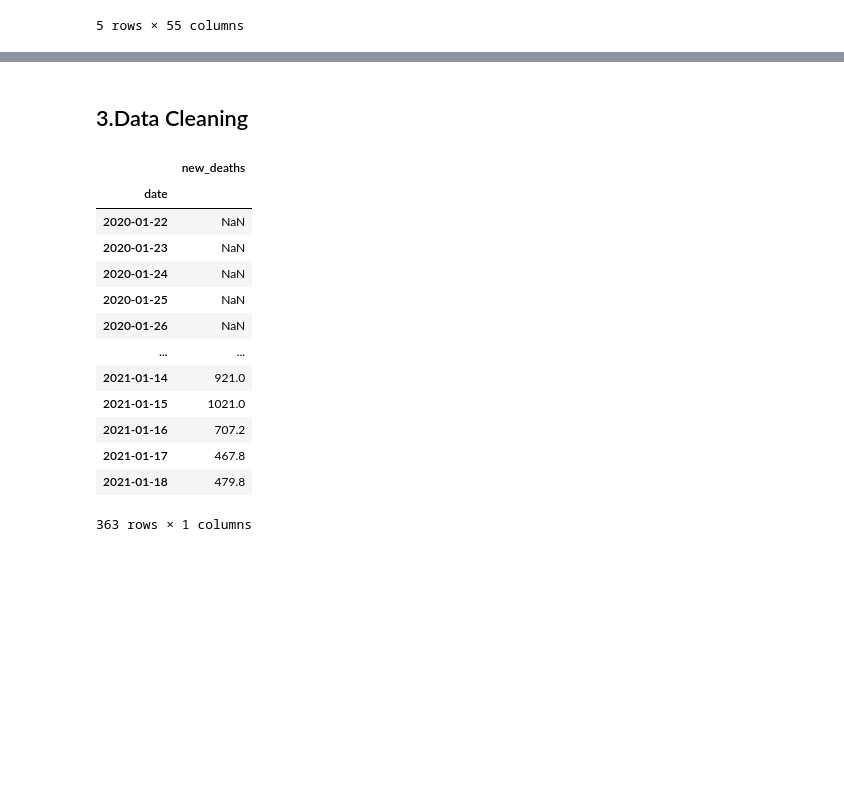
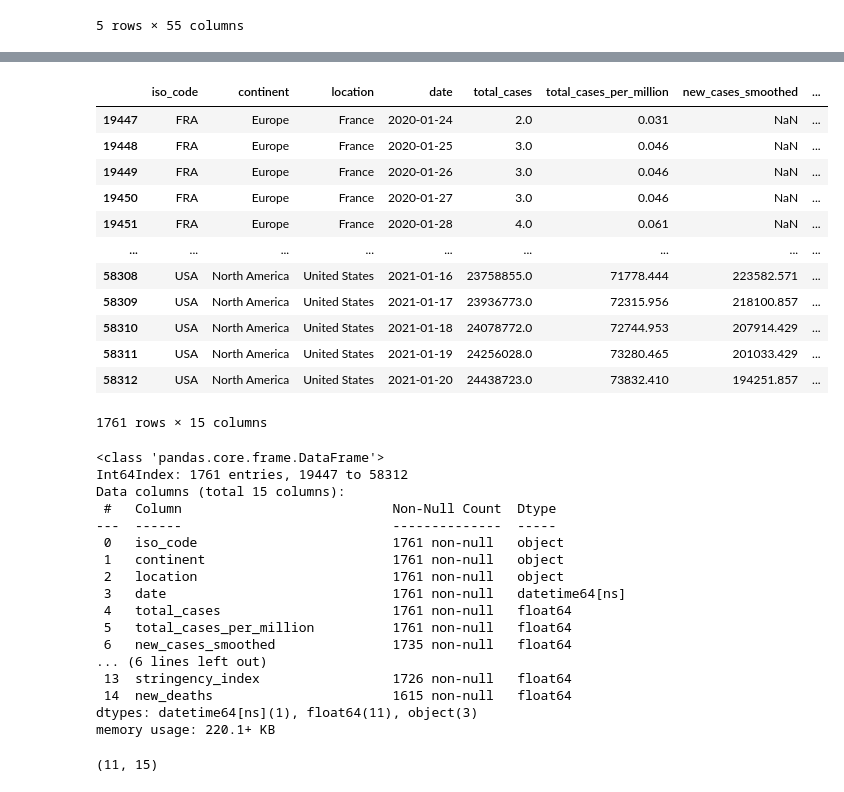
Before and after one commit to KapilDM/Coronavirus_Project, a Jupyter notebook: Coronavirus_Bgroup/src/main.ipynb, the cells around one changed output, grey strips where cells are left out. Drawn from its saved outputs; the diff is of its cells as text; code cells hidden in the pictures; blank space fills up the shorter version.

Commit message:
Server=acabado Main=Hasta data cleaning

```diff
--- a/Coronavirus_Bgroup/src/main.ipynb
+++ b/Coronavirus_Bgroup/src/main.ipynb
@@ -62,4 +66,20 @@ data_sc
-# %% [markdown]
-## 3.Data Cleaning
+# %%
+#Selecting the columns to explore and analyse.
+data_final = data_sc[["iso_code","continent","location","date","total_cases","total_cases_per_million","new_cases_smoothed","new_cases_smoothed_per_million","new_deaths_smoothed","new_deaths_smoothed_per_million","total_deaths","total_deaths_per_million","life_expectancy","stringency_index","new_deaths"]]
+data_final
+# %% [output]
+|  | iso_code | continent | location | date | total_cases | total_cases_per_million | new_cases_smoothed | ... |
+| 19447 | FRA | Europe | France | 2020-01-24 | 2.0 | 0.031 | NaN | ... |
+| 19448 | FRA | Europe | France | 2020-01-25 | 3.0 | 0.046 | NaN | ... |
+| 19449 | FRA | Europe | France | 2020-01-26 | 3.0 | 0.046 | NaN | ... |
+| 19450 | FRA | Europe | France | 2020-01-27 | 3.0 | 0.046 | NaN | ... |
+| 19451 | FRA | Europe | France | 2020-01-28 | 4.0 | 0.061 | NaN | ... |
+| ... | ... | ... | ... | ... | ... | ... | ... | ... |
+| 58308 | USA | North America | United States | 2021-01-16 | 23758855.0 | 71778.444 | 223582.571 | ... |
+| 58309 | USA | North America | United States | 2021-01-17 | 23936773.0 | 72315.956 | 218100.857 | ... |
+| 58310 | USA | North America | United States | 2021-01-18 | 24078772.0 | 72744.953 | 207914.429 | ... |
+| 58311 | USA | North America | United States | 2021-01-19 | 24256028.0 | 73280.465 | 201033.429 | ... |
+| 58312 | USA | North America | United States | 2021-01-20 | 24438723.0 | 73832.410 | 194251.857 | ... |
+1761 rows × 15 columns
 # %%
 #Changing date column to datatime
@@ -67,19 +87,26 @@ changing_dates(df=data_sc,name_column="date")
-# %%
-#Total Mean of all the countries by date
-df_api = data_sc.groupby(["date"]).mean()["new_deaths"].to_frame()
-df_api
-# %% [output]
-|  | new_deaths |
-| date |  |
-| 2020-01-22 | NaN |
-| 2020-01-23 | NaN |
-| 2020-01-24 | NaN |
-| 2020-01-25 | NaN |
-| 2020-01-26 | NaN |
-| ... | ... |
-| 2021-01-14 | 921.0 |
-| 2021-01-15 | 1021.0 |
-| 2021-01-16 | 707.2 |
-| 2021-01-17 | 467.8 |
-| 2021-01-18 | 479.8 |
-363 rows × 1 columns
+# %%
+#Information of our columns to see if changes of format are needed
+data_final.info()
+# %% [output]
+<class 'pandas.core.frame.DataFrame'>
+Int64Index: 1761 entries, 19447 to 58312
+Data columns (total 15 columns):
+ #   Column                           Non-Null Count  Dtype
+---  ------                           --------------  -----
+ 0   iso_code                         1761 non-null   object
+ 1   continent                        1761 non-null   object
+ 2   location                         1761 non-null   object
+ 3   date                             1761 non-null   datetime64[ns]
+ 4   total_cases                      1761 non-null   float64
+ 5   total_cases_per_million          1761 non-null   float64
+ 6   new_cases_smoothed               1735 non-null   float64
+... (6 lines left out)
+ 13  stringency_index                 1726 non-null   float64
+ 14  new_deaths                       1615 non-null   float64
+dtypes: datetime64[ns](1), float64(11), object(3)
+memory usage: 220.1+ KB
+# %%
+hola = data_final.loc[data_final["new_deaths"] < 0,:]
+hola.shape
+# %% [output]
+(11, 15)
```
Also changed, not shown: parts of 17 cells of this notebook, 6 other files.
